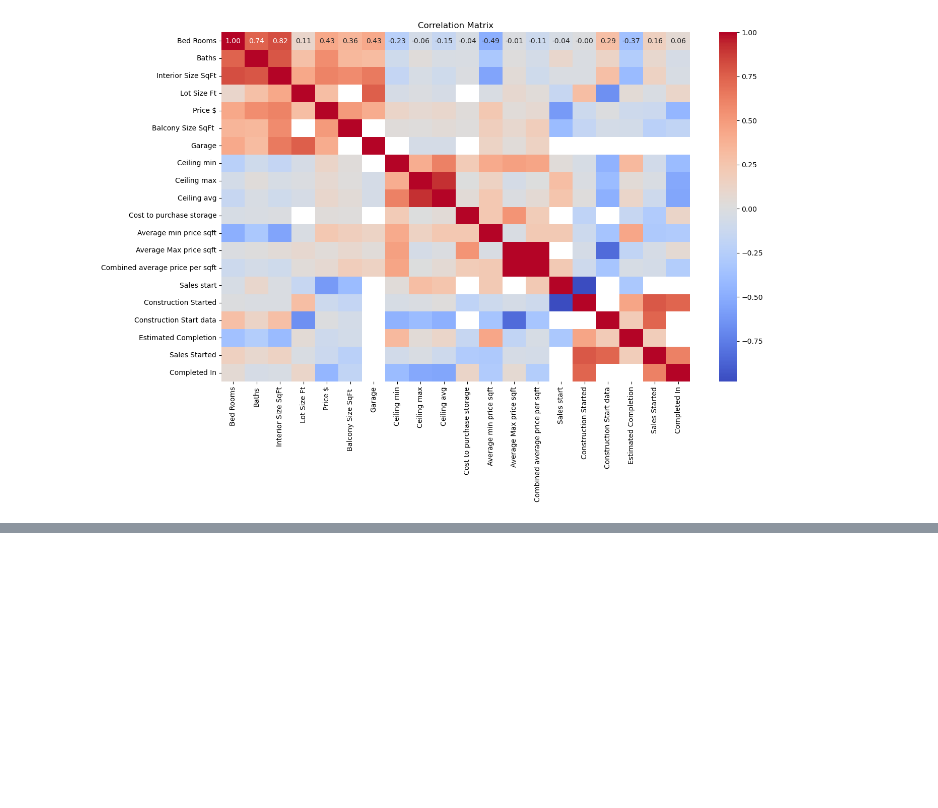
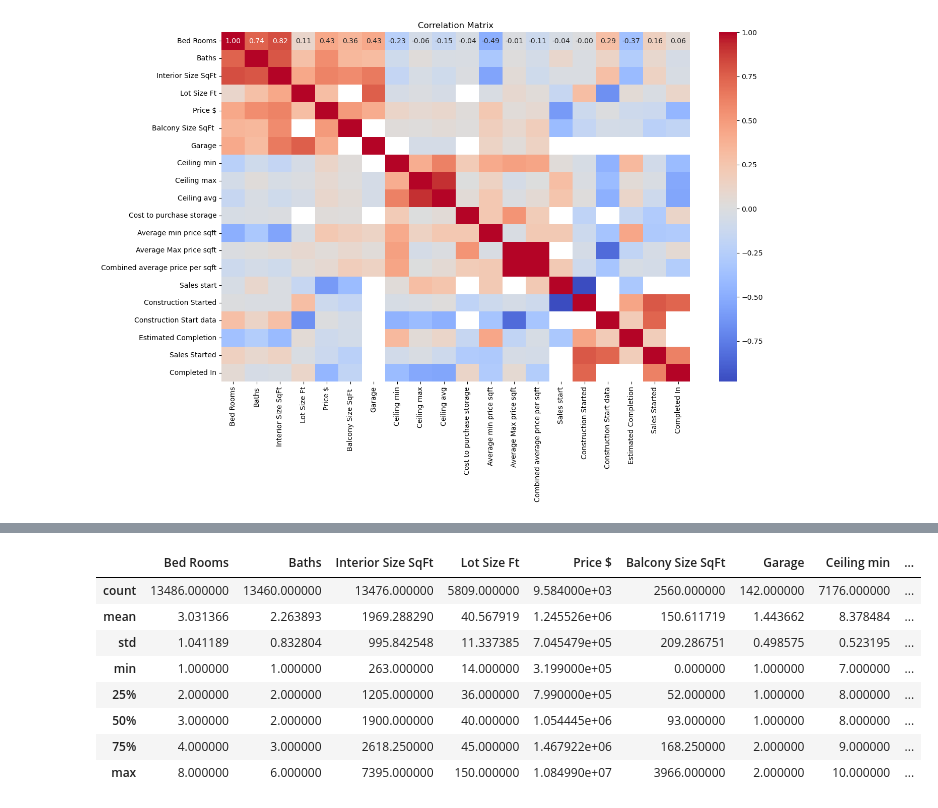
Before and after one commit to tahamalik567/EDA-on-Property-data, a Jupyter notebook: EDA.ipynb, the cells around one changed output, grey strips where cells are left out. Cells and saved outputs as stored; diff of their text form; code cells hidden in the pictures; blank space fills up the shorter version.

```diff
--- a/EDA.ipynb
+++ b/EDA.ipynb
@@ -132,0 +147,13 @@ plt.show()
+# %%
+# shows the statistical summary of the DataFrame numeric columns only
+df.describe()
+# %% [output]
+|  | Bed Rooms | Baths | Interior Size SqFt | Lot Size Ft | Price $ | Balcony Size SqFt | Garage | Ceiling min | ... |
+| count | 13486.000000 | 13460.000000 | 13476.000000 | 5809.000000 | 9.584000e+03 | 2560.000000 | 142.000000 | 7176.000000 | ... |
+| mean | 3.031366 | 2.263893 | 1969.288290 | 40.567919 | 1.245526e+06 | 150.611719 | 1.443662 | 8.378484 | ... |
+| std | 1.041189 | 0.832804 | 995.842548 | 11.337385 | 7.045479e+05 | 209.286751 | 0.498575 | 0.523195 | ... |
+| min | 1.000000 | 1.000000 | 263.000000 | 14.000000 | 3.199000e+05 | 0.000000 | 1.000000 | 7.000000 | ... |
+| 25% | 2.000000 | 2.000000 | 1205.000000 | 36.000000 | 7.990000e+05 | 52.000000 | 1.000000 | 8.000000 | ... |
+| 50% | 3.000000 | 2.000000 | 1900.000000 | 40.000000 | 1.054445e+06 | 93.000000 | 1.000000 | 8.000000 | ... |
+| 75% | 4.000000 | 3.000000 | 2618.250000 | 45.000000 | 1.467922e+06 | 168.250000 | 2.000000 | 9.000000 | ... |
+| max | 8.000000 | 6.000000 | 7395.000000 | 150.000000 | 1.084990e+07 | 3966.000000 | 2.000000 | 10.000000 | ... |
```
Also changed, not shown: parts of 7 cells of this notebook, 3 other files.
